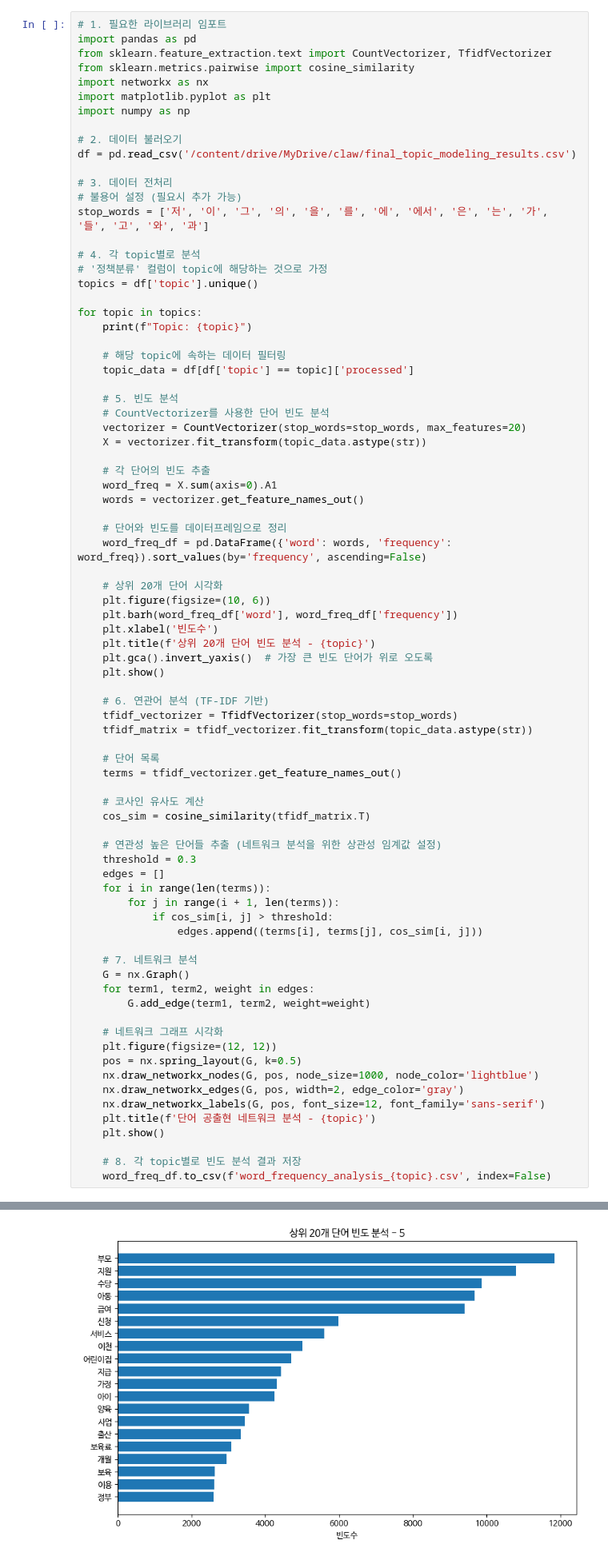
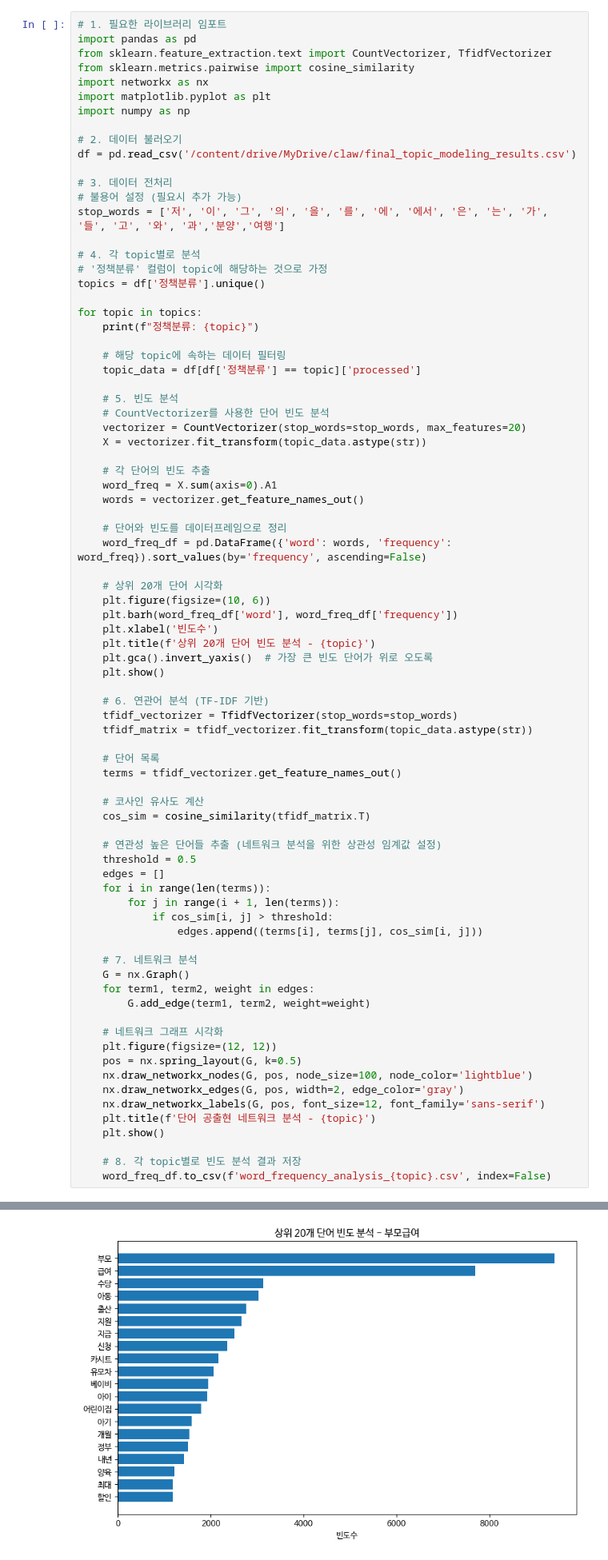
Before and after one commit to Songhyunjeong/thingplug-lora-starter-kit, a Jupyter notebook: topic.ipynb, the cells around one changed output, grey strips where cells are left out. Shown at 80% size. Saved outputs shown, nothing was run; the diff lists cells and outputs as text.

```diff
--- a/topic.ipynb
+++ b/topic.ipynb
@@ -135,17 +135,17 @@ df = pd.read_csv('/content/drive/MyDrive/claw/final_topic_modeling_results.csv')
 
 # 3. 데이터 전처리
 # 불용어 설정 (필요시 추가 가능)
-stop_words = ['저', '이', '그', '의', '을', '를', '에', '에서', '은', '는', '가', '들', '고', '와', '과']
+stop_words = ['저', '이', '그', '의', '을', '를', '에', '에서', '은', '는', '가', '들', '고', '와', '과','분양','여행']
 
 # 4. 각 topic별로 분석
 # '정책분류' 컬럼이 topic에 해당하는 것으로 가정
-topics = df['topic'].unique()
+topics = df['정책분류'].unique()
 
 for topic in topics:
-    print(f"Topic: {topic}")
+    print(f"정책분류: {topic}")
 
     # 해당 topic에 속하는 데이터 필터링
-    topic_data = df[df['topic'] == topic]['processed']
+    topic_data = df[df['정책분류'] == topic]['processed']
 
     # 5. 빈도 분석
     # CountVectorizer를 사용한 단어 빈도 분석
@@ -178,7 +178,7 @@ for topic in topics:
     cos_sim = cosine_similarity(tfidf_matrix.T)
 
     # 연관성 높은 단어들 추출 (네트워크 분석을 위한 상관성 임계값 설정)
-    threshold = 0.3
+    threshold = 0.5
     edges = []
     for i in range(len(terms)):
         for j in range(i + 1, len(terms)):
@@ -193,7 +193,7 @@ for topic in topics:
     # 네트워크 그래프 시각화
     plt.figure(figsize=(12, 12))
     pos = nx.spring_layout(G, k=0.5)
-    nx.draw_networkx_nodes(G, pos, node_size=1000, node_color='lightblue')
+    nx.draw_networkx_nodes(G, pos, node_size=100, node_color='lightblue')
     nx.draw_networkx_edges(G, pos, width=2, edge_color='gray')
     nx.draw_networkx_labels(G, pos, font_size=12, font_family='sans-serif')
     plt.title(f'단어 공출현 네트워크 분석 - {topic}')
@@ -206 +206 @@ Topic: 5
-[figure, old version]
+[figure, new version]
```
Also changed, not shown: parts of 1 cell of this notebook.
